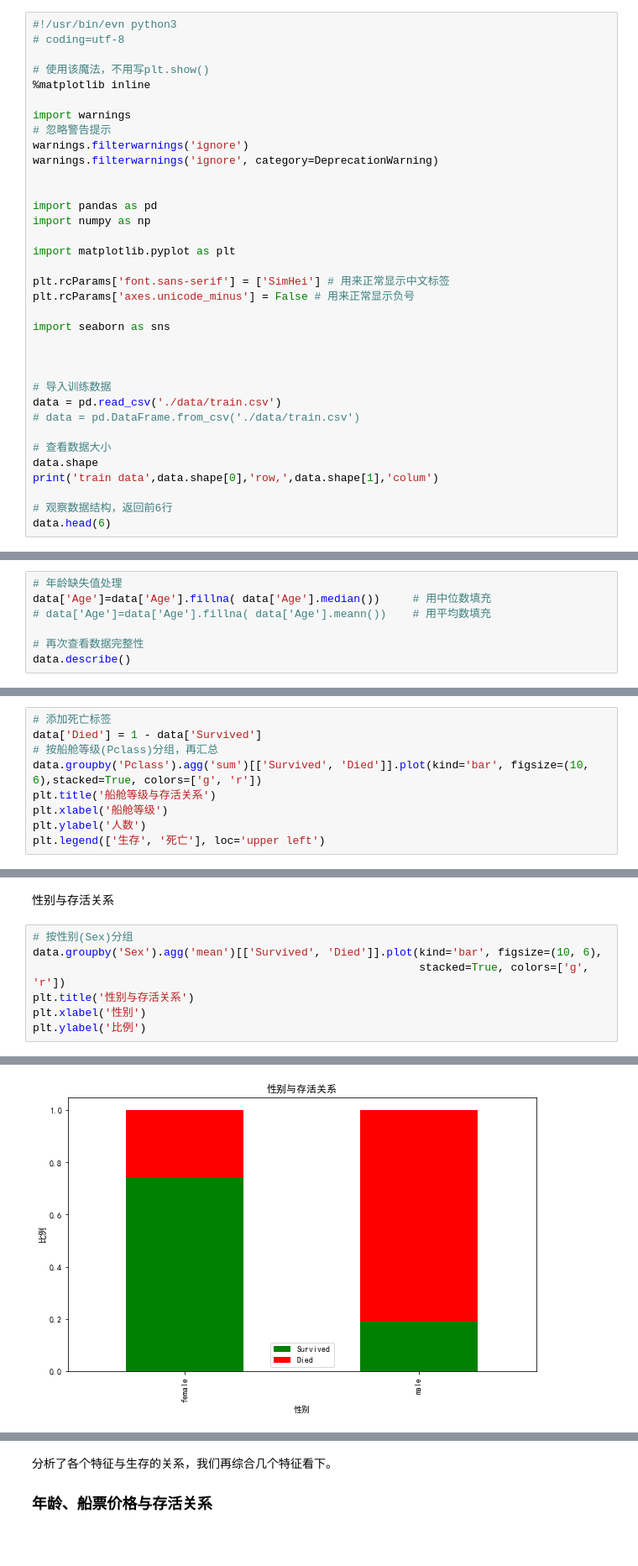
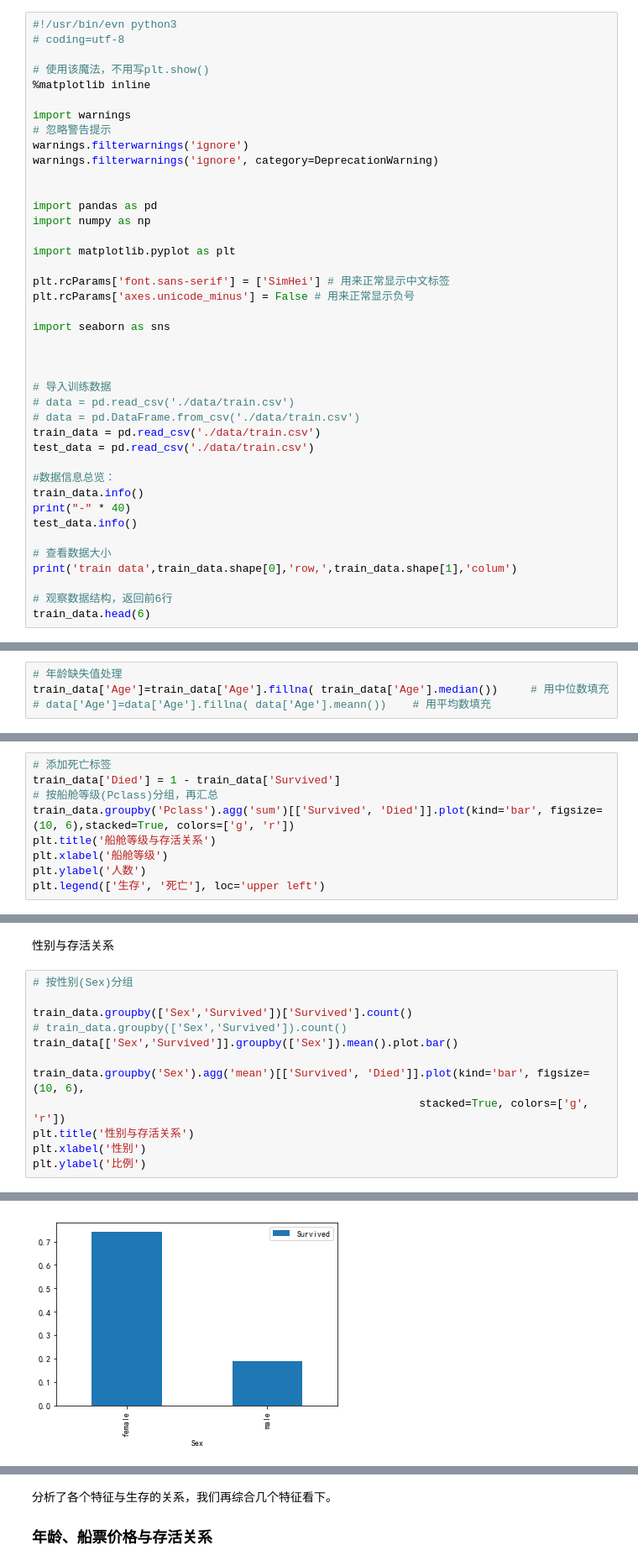
Before and after one commit to daviad/-, a Jupyter notebook: demo/titanic/simple.ipynb, the cells around one changed output, grey strips where cells are left out. Shown: that part at 84% size. Cells and saved outputs as stored; diff of their text form; blank space fills up the shorter version.

```diff
--- a/demo/titanic/simple.ipynb
+++ b/demo/titanic/simple.ipynb
@@ -24,13 +24,19 @@ import seaborn as sns
 
 
 # 导入训练数据
-data = pd.read_csv('./data/train.csv')
+# data = pd.read_csv('./data/train.csv')
 # data = pd.DataFrame.from_csv('./data/train.csv')
+train_data = pd.read_csv('./data/train.csv')
+test_data = pd.read_csv('./data/train.csv')
+
+#数据信息总览：
+train_data.info()
+print("-" * 40)
+test_data.info()
 
 # 查看数据大小
-data.shape
-print('train data',data.shape[0],'row,',data.shape[1],'colum')
+print('train data',train_data.shape[0],'row,',train_data.shape[1],'colum')
 
 # 观察数据结构，返回前6行
-data.head(6)
+train_data.head(6)
 # %% [output]
@@ -84,8 +113,5 @@ data.describe()
 考虑到年龄最小值是0.42，最大值80，这里用中位数填充缺失值，因为中位数不受极端变量值的影响。
 # %%
 # 年龄缺失值处理
-data['Age']=data['Age'].fillna( data['Age'].median())     # 用中位数填充
+train_data['Age']=train_data['Age'].fillna( train_data['Age'].median())     # 用中位数填充
 # data['Age']=data['Age'].fillna( data['Age'].meann())    # 用平均数填充
-
-# 再次查看数据完整性
-data.describe()
@@ -123,9 +139,9 @@ pearson相关系数只能查看数据类型的描述统计信息，对于其他
 船舱等级(Pclass)与存活关系
 # %%
 # 添加死亡标签
-data['Died'] = 1 - data['Survived']
+train_data['Died'] = 1 - train_data['Survived']
 # 按船舱等级(Pclass)分组，再汇总
-data.groupby('Pclass').agg('sum')[['Survived', 'Died']].plot(kind='bar', figsize=(10, 6),stacked=True, colors=['g', 'r'])
+train_data.groupby('Pclass').agg('sum')[['Survived', 'Died']].plot(kind='bar', figsize=(10, 6),stacked=True, colors=['g', 'r'])
 plt.title('船舱等级与存活关系')
 plt.xlabel('船舱等级')
 plt.ylabel('人数')
@@ -190,11 +206,16 @@ Text(0,0.5,'年龄')
 性别与存活关系
 # %%
 # 按性别(Sex)分组
-data.groupby('Sex').agg('mean')[['Survived', 'Died']].plot(kind='bar', figsize=(10, 6),
+
+train_data.groupby(['Sex','Survived'])['Survived'].count()
+# train_data.groupby(['Sex','Survived']).count()
+train_data[['Sex','Survived']].groupby(['Sex']).mean().plot.bar()
+
+train_data.groupby('Sex').agg('mean')[['Survived', 'Died']].plot(kind='bar', figsize=(10, 6),
                                                            stacked=True, colors=['g', 'r'])
 plt.title('性别与存活关系')
 plt.xlabel('性别')
 plt.ylabel('比例')
 # %% [output]
 Text(0,0.5,'比例')
-[figure, old version]
+[figure, new version]
```
Also changed, not shown: parts of 19 cells of this notebook, 3 other files.
